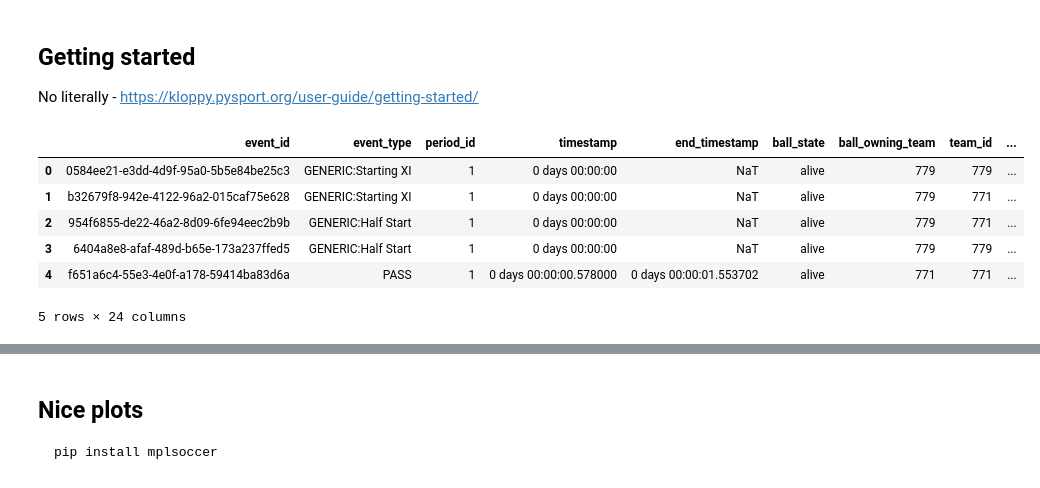
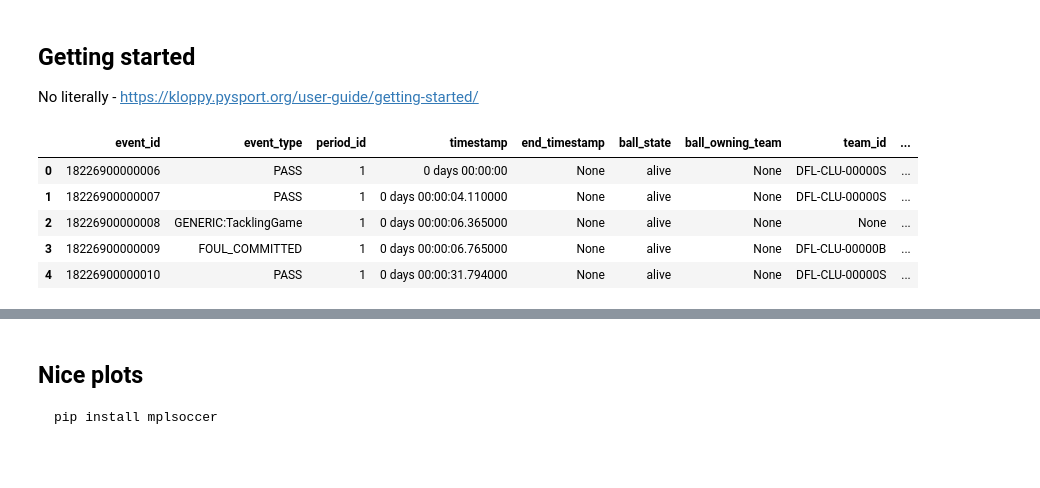
Before and after one commit to TrilemmaFoundation/UCI-MDS-F25-Soccer, a Jupyter notebook: notebooks/kloppy_exploration.ipynb, the cells around one changed output, grey strips where cells are left out. Cells and saved outputs as stored; diff of their text form; code cells hidden in the pictures.

```diff
--- a/notebooks/kloppy_exploration.ipynb
+++ b/notebooks/kloppy_exploration.ipynb
@@ -26,13 +45,12 @@ from kloppy import sportec
 event_dataset = sportec.load_open_event_data(match_id="J03WN1")
 # %%
 # look at it as a pandas dataframe
-dataset.to_df().head()
+event_dataset.to_df().head()
 # %% [output]
 |  | event_id | event_type | period_id | timestamp | end_timestamp | ball_state | ball_owning_team | team_id | ... |
-| 0 | 0584ee21-e3dd-4d9f-95a0-5b5e84be25c3 | GENERIC:Starting XI | 1 | 0 days 00:00:00 | NaT | alive | 779 | 779 | ... |
-| 1 | b32679f8-942e-4122-96a2-015caf75e628 | GENERIC:Starting XI | 1 | 0 days 00:00:00 | NaT | alive | 779 | 771 | ... |
-| 2 | 954f6855-de22-46a2-8d09-6fe94eec2b9b | GENERIC:Half Start | 1 | 0 days 00:00:00 | NaT | alive | 779 | 771 | ... |
-| 3 | 6404a8e8-afaf-489d-b65e-173a237ffed5 | GENERIC:Half Start | 1 | 0 days 00:00:00 | NaT | alive | 779 | 779 | ... |
-| 4 | f651a6c4-55e3-4e0f-a178-59414ba83d6a | PASS | 1 | 0 days 00:00:00.578000 | 0 days 00:00:01.553702 | alive | 771 | 771 | ... |
+| 0 | 18226900000006 | PASS | 1 | 0 days 00:00:00 | None | alive | None | DFL-CLU-00000S | ... |
+| 1 | 18226900000007 | PASS | 1 | 0 days 00:00:04.110000 | None | alive | None | DFL-CLU-00000S | ... |
+| 2 | 18226900000008 | GENERIC:TacklingGame | 1 | 0 days 00:00:06.365000 | None | alive | None | None | ... |
+| 3 | 18226900000009 | FOUL_COMMITTED | 1 | 0 days 00:00:06.765000 | None | alive | None | DFL-CLU-00000B | ... |
+| 4 | 18226900000010 | PASS | 1 | 0 days 00:00:31.794000 | None | alive | None | DFL-CLU-00000S | ... |
-5 rows × 24 columns
 # %%
```
Also changed, not shown: parts of 2 cells of this notebook, 1 other file.
